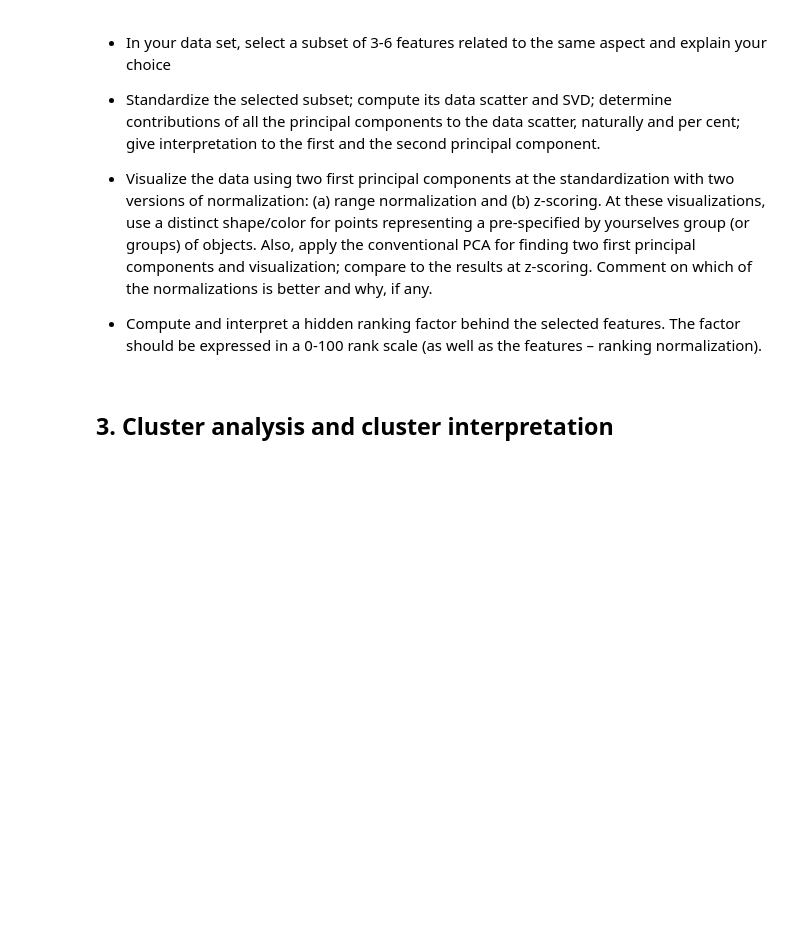
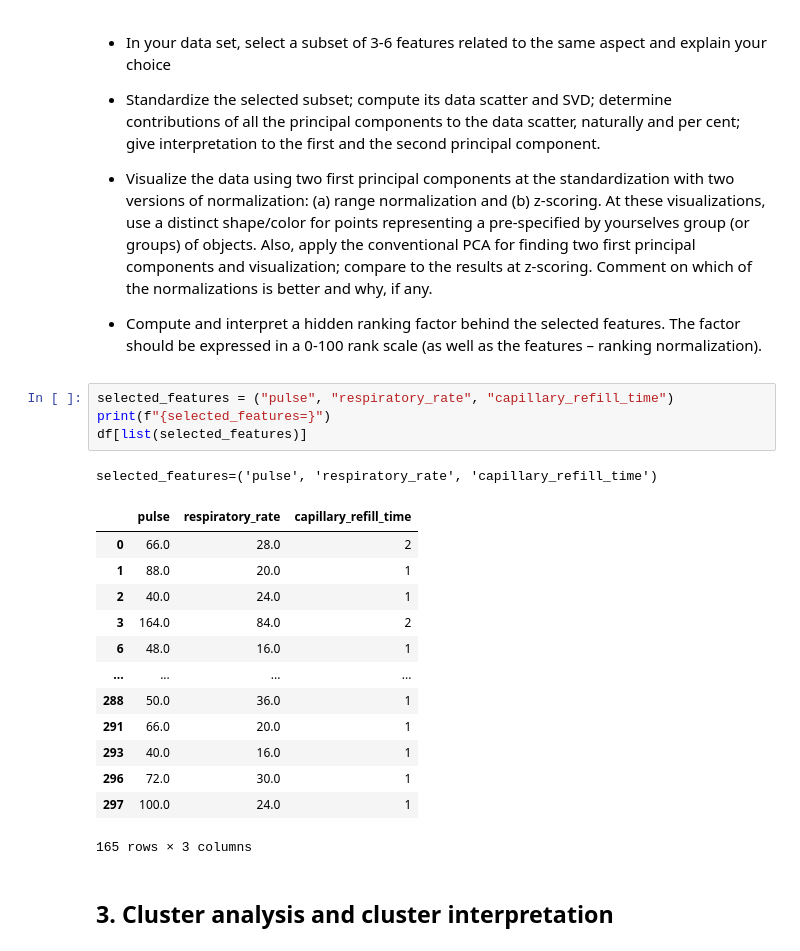
Before and after one commit to unrndm/DataAnalysis, a Jupyter notebook: Report.ipynb, the cells around one changed output. Saved outputs shown, nothing was run; the diff lists cells and outputs as text; blank space fills up the shorter version.

```diff
--- a/Report.ipynb
+++ b/Report.ipynb
@@ -224,6 +230,25 @@ determinacy coefficient: 0.19
 * Visualize the data using two first principal components at the standardization with two versions of normalization: (a) range normalization and (b) z-scoring. At these visualizations, use a distinct shape/color for points representing a pre-specified by yourselves group (or groups) of objects. Also, apply the conventional PCA for finding two first principal components and visualization; compare to the results at z-scoring. Comment on which of the normalizations is better and why, if any.
 
 * Compute and interpret a hidden ranking factor behind the selected features. The factor should be expressed in a 0-100 rank scale (as well as the features – ranking normalization).
+# %%
+selected_features = ("pulse", "respiratory_rate", "capillary_refill_time")
+print(f"{selected_features=}")
+df[list(selected_features)]
+# %% [output]
+selected_features=('pulse', 'respiratory_rate', 'capillary_refill_time')
+|  | pulse | respiratory_rate | capillary_refill_time |
+| 0 | 66.0 | 28.0 | 2 |
+| 1 | 88.0 | 20.0 | 1 |
+| 2 | 40.0 | 24.0 | 1 |
+| 3 | 164.0 | 84.0 | 2 |
+| 6 | 48.0 | 16.0 | 1 |
+| ... | ... | ... | ... |
+| 288 | 50.0 | 36.0 | 1 |
+| 291 | 66.0 | 20.0 | 1 |
+| 293 | 40.0 | 16.0 | 1 |
+| 296 | 72.0 | 30.0 | 1 |
+| 297 | 100.0 | 24.0 | 1 |
+165 rows × 3 columns
 # %% [markdown]
 ## 3. Cluster analysis and cluster interpretation
 # %% [markdown]
```
Also changed, not shown: parts of 2 cells of this notebook.
